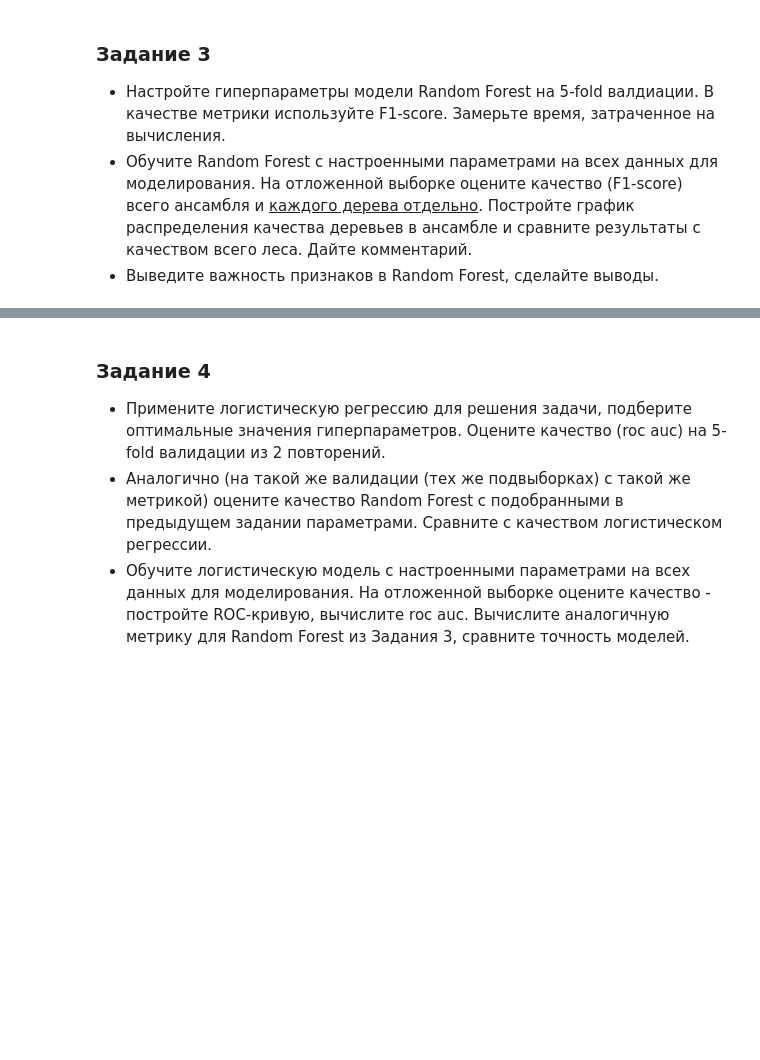
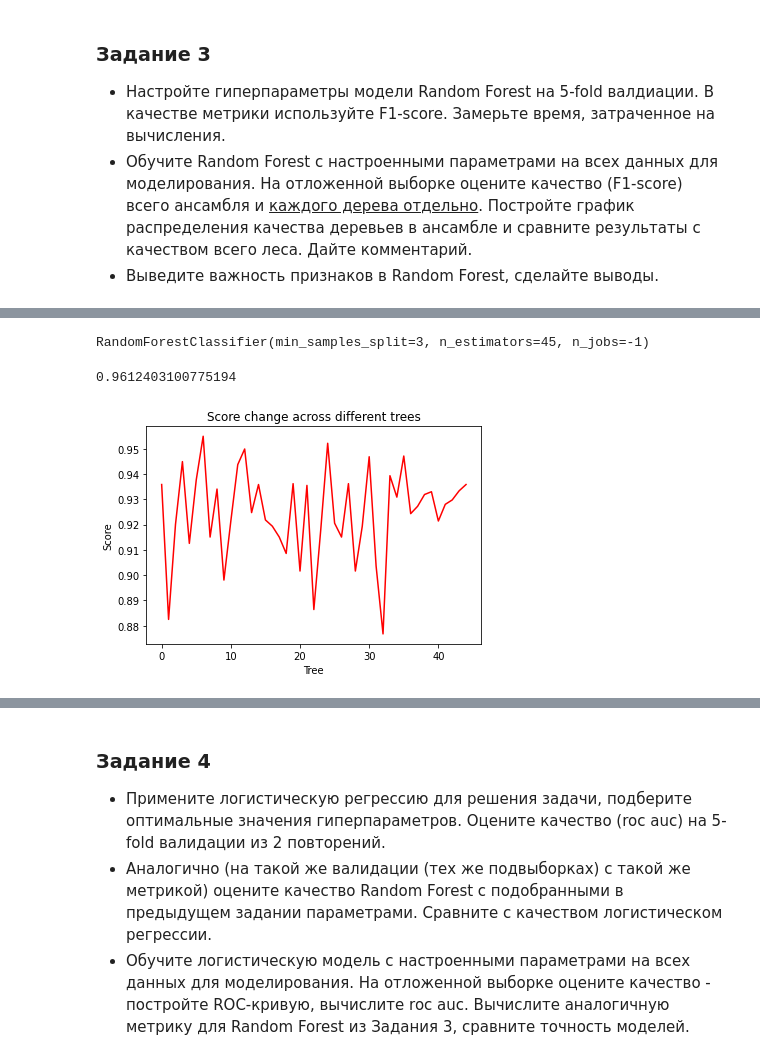
Before and after one commit to asbabiy/IAD-ML, a Jupyter notebook: Lab_3.Supervised_Learning.ipynb, the cells around one changed output, grey strips where cells are left out. Cells and saved outputs as stored; diff of their text form; code cells hidden in the pictures; blank space fills up the shorter version.

```diff
--- a/Lab_3.Supervised_Learning.ipynb
+++ b/Lab_3.Supervised_Learning.ipynb
@@ -645,0 +655,19 @@ plt.show()
+# %%
+%%time
+
+forest_params = {
+    "n_estimators": Integer(1, 100),
+    "min_samples_split": Integer(2, 5),
+    "min_samples_leaf": Integer(1, 4)
+}
+
+forest_tuner = BayesSearchCV(
+    RandomForestClassifier(n_jobs=-1),
+    forest_params,
+    cv=5,
+    n_iter=20,
+    scoring="f1"
+)
+
+forest_tuner.fit(X_train_g12, y_train_bin)
+forest_model = forest_tuner.best_estimator_
@@ -645,0 +677,27 @@ plt.show()
+# %%
+forest_model.fit(X_train_g12, y_train_bin)
+# %% [output]
+RandomForestClassifier(min_samples_split=3, n_estimators=45, n_jobs=-1)
+# %%
+f1_score(y_test_bin, forest_model.predict(X_test_g12))
+# %% [output]
+0.9612403100775194
+# %%
+forest_trees = defaultdict(dict)
+
+for idx, estimator in enumerate(forest_model.estimators_):
+    forest_trees[f"Tree_{idx}"]["F1"] = f1_score(y_test_bin, estimator.predict(X_test_g12))
+
+tree_eval = pd.DataFrame.from_dict(forest_trees)
+# %%
+x = np.arange(0, 45)
+y = tree_eval.loc["F1"].values
+
+plt.title("Score change across different trees")
+plt.xlabel("Tree")
+plt.ylabel("Score")
+
+plt.plot(x, y, color ="red")
+plt.show()
+# %% [output]
+[figure, added]
```
Also changed, not shown: parts of 40 cells of this notebook.
